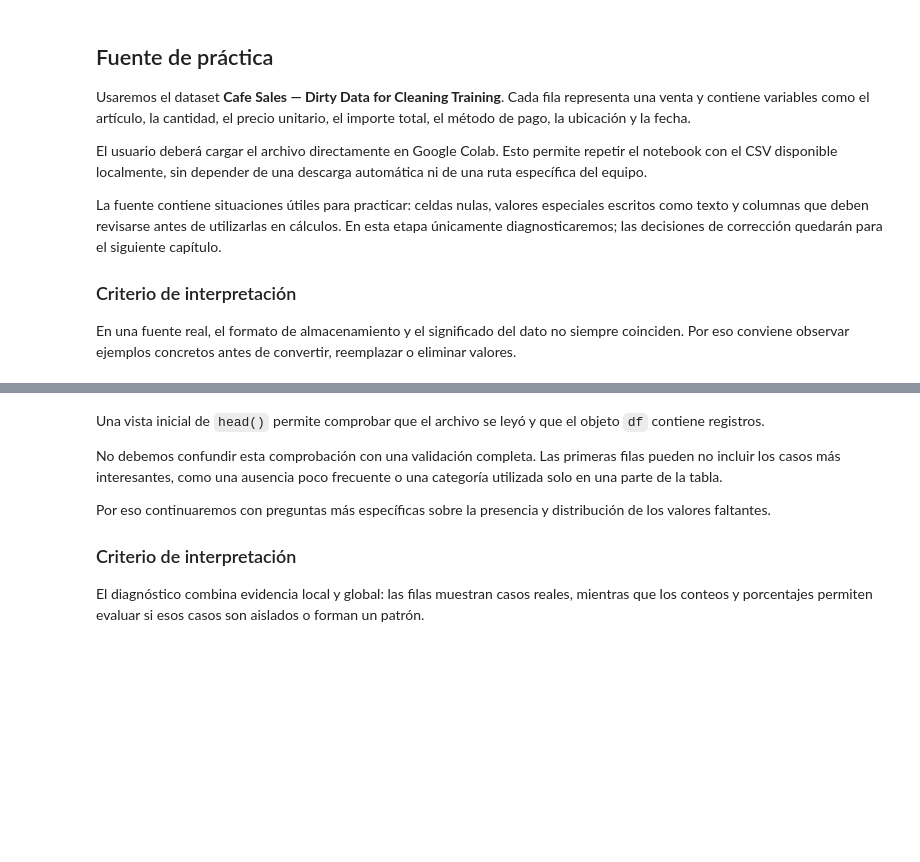
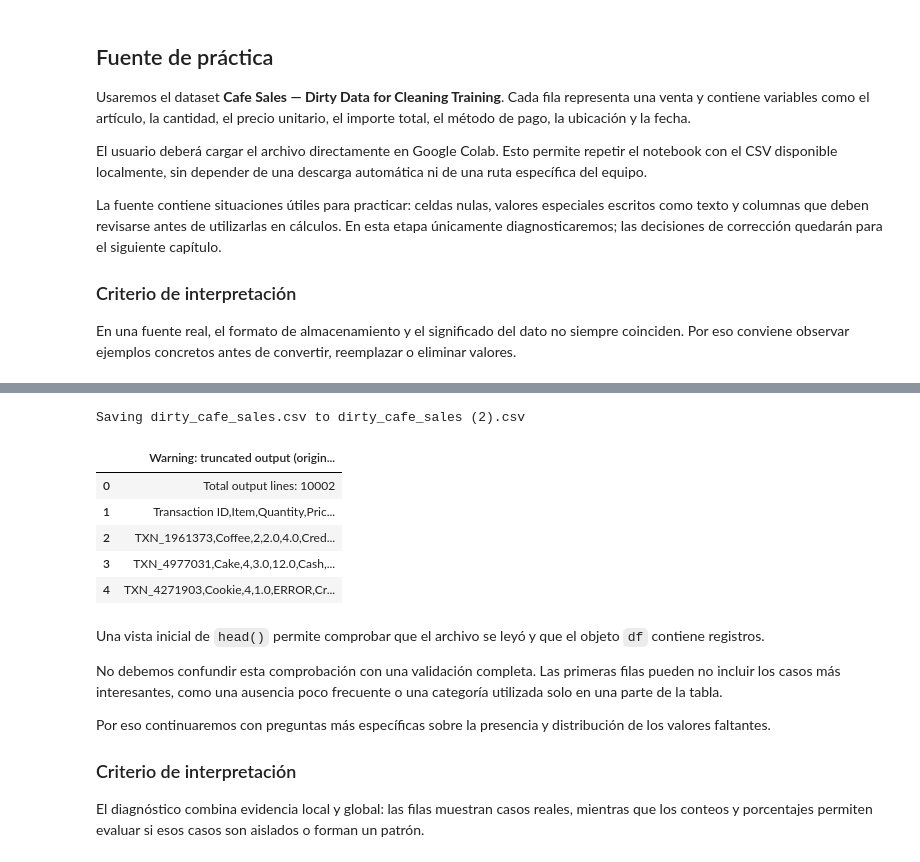
Before and after one commit to JuanBaldemarG/portafoliocolabJBGV, a Jupyter notebook: notebooks/limpieza-datos/Valores-faltantes_colab.ipynb, the cells around one changed output, grey strips where cells are left out. Cells and saved outputs as stored; diff of their text form; code cells hidden in the pictures; blank space fills up the shorter version.

```diff
--- a/notebooks/limpieza-datos/Valores-faltantes_colab.ipynb
+++ b/notebooks/limpieza-datos/Valores-faltantes_colab.ipynb
@@ -42,11 +42,9 @@ La fuente contiene situaciones útiles para practicar: celdas nulas, valores esp
 
 En una fuente real, el formato de almacenamiento y el significado del dato no siempre coinciden. Por eso conviene observar ejemplos concretos antes de convertir, reemplazar o eliminar valores.
 # %%
-# Herramientas de Google Colab para subir y leer el CSV.
-
-from google.colab import files
 import io
 import pandas as pd
+from google.colab import files
 
 # El usuario selecciona el archivo desde su equipo.
 uploaded = files.upload()
@@ -57,6 +55,7 @@ if not archivos_csv:
     raise ValueError("Debes subir al menos un archivo con extensión .csv")
 
 nombre_csv = archivos_csv[0]
-df = pd.read_csv(io.BytesIO(uploaded[nombre_csv]))
+df = pd.read_csv(io.BytesIO(uploaded[nombre_csv]), sep=';')
 
 df.head()
+# %% [output]
@@ -63,3 +63,10 @@ df.head()
+Saving dirty_cafe_sales.csv to dirty_cafe_sales (2).csv
+|  | Warning: truncated output (origin... |
+| 0 | Total output lines: 10002 |
+| 1 | Transaction ID,Item,Quantity,Pric... |
+| 2 | TXN_1961373,Coffee,2,2.0,4.0,Cred... |
+| 3 | TXN_4977031,Cake,4,3.0,12.0,Cash,... |
+| 4 | TXN_4271903,Cookie,4,1.0,ERROR,Cr... |
 # %% [markdown]
 Una vista inicial de `head()` permite comprobar que el archivo se leyó y que el objeto `df` contiene registros.
 
```
Also changed, not shown: parts of 1 cell of this notebook.
